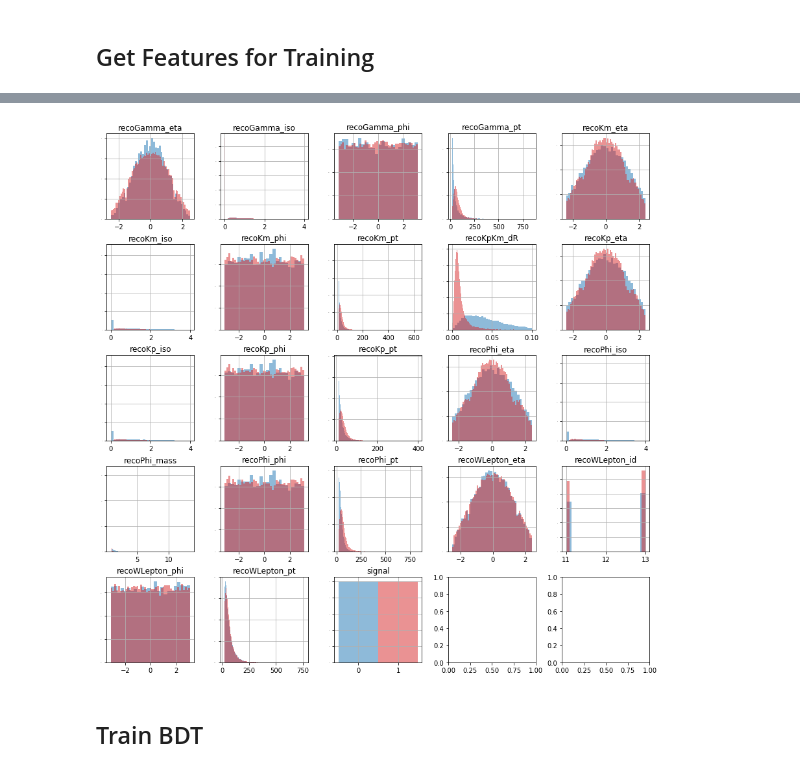
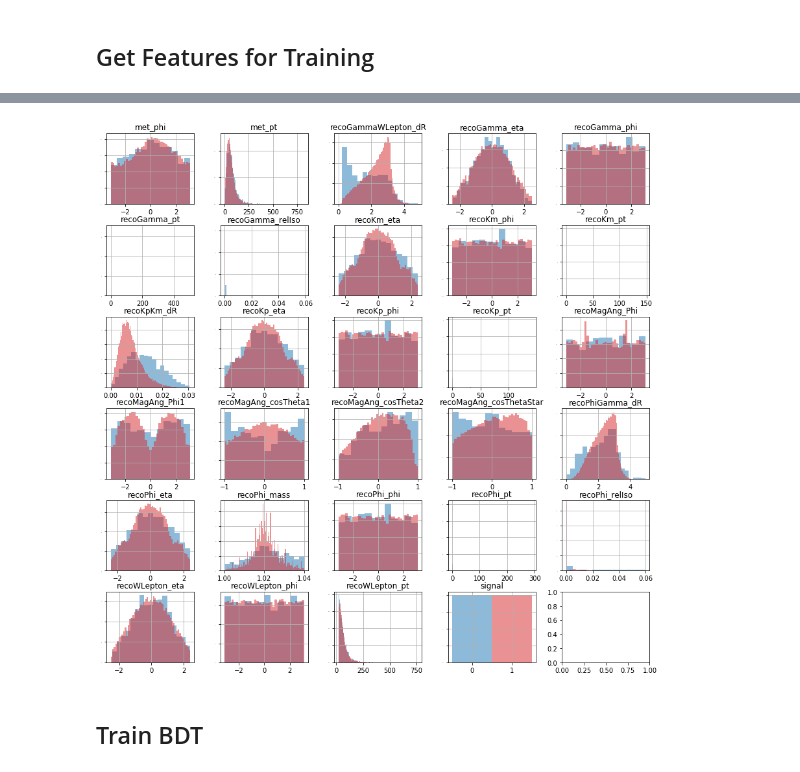
Before and after one commit to jkguiang/rare-higgs, a Jupyter notebook: analysis/bdt.ipynb, the cells around one changed output, grey strips where cells are left out. Saved outputs shown, nothing was run; the diff lists cells and outputs as text; code cells hidden in the pictures.

```diff
--- a/analysis/bdt.ipynb
+++ b/analysis/bdt.ipynb
@@ -55,8 +32,21 @@ WH_HtoRhoGammaPhiGamma, TTJets_SingleLeptFromT, TTGamma_SingleLeptFromTbar, WGTo
+# %%
+# Concatenate dataframes
+data = pd.concat(dfs_2016.values()+dfs_2017.values()+dfs_2018.values()).reset_index()
+# Add bookkeeping columns
+data["stype"] = data.name.astype('category').cat.codes
+stypes = dict(set(zip(data["name"].values, data["stype"].values))) # Dictionary for easy reference
+data["signal"] = data.name.str.contains(config["signal"])
+# Drop phi or rho events, cut on mass
+if config["analysis"] == "phi":
+    data = data[(data.genKp_pt >= 0) | (~data.signal)]
+    data = data[(data.recoPhi_mass > 1.0) & (data.recoPhi_mass < 1.04)]
+elif config["analysis"] == "rho":
+    data = data[(np.abs(data.genHiggsMeson_id) != 113 ) | (~data.signal)]
 # %% [markdown]
 ## Get Features for Training
 # %%
 # Get list of branch names
-branches = dataframes[config["signal"]].keys()
+branches = data.columns
 # Print branch names
 print("Branch Names:\n"+", ".join(branches))
 # %% [output]
@@ -65,10 +55,13 @@ run, lumi, event, scale1fb, genRecoGamma_dR, genRecoPhi_dR, genRecoRho_dR, genW_
 # %%
 # Get bookkeeping columns to exclude in training
-excludes = ["signal", "stype", "run", "lumi", "event", "scale1fb",
-            "recoMeson_nCands", "recoWLepton_nLep", "minGammaParton_dR"]
+excludes = ["signal", "stype", "run", "lumi", "event", "scale1fb", "name", "recoMeson_nCands",
+            "recoWLepton_nLep", "minGammaParton_dR", "recoWLepton_id", "isHEM", "isGold",
+            "HLT_singleEl", "HLT_singleMu", "passFilters", "recoMagAng_m1", "recoMagAng_m2",
+            "entry", "recoKp_relIso", "recoKm_relIso"]
 # Add patterned excluded branch names to excludes
 for bname in branches:
     if "gen" in bname: excludes.append(bname)
+    elif "raw" in bname: excludes.append(bname)
     elif "Higgs" in bname: excludes.append(bname)
     if config["analysis"] == "phi":
         if "Rho" in bname: excludes.append(bname)
@@ -95,18 +88,17 @@ signal, stype, run, lumi, event, scale1fb, recoMeson_nCands, recoWLepton_nLep, m
 # %%
 # Weigh *_pt columns by reco Higgs mass
-for col in data.columns:
-    if "_pt" in col and col not in excludes:
-        data[col] = np.where(data[col] != -999, data[col], data[col]/data["recoHiggs_mass"])
+cols = list(set(data.columns[data.columns.str.contains("_pt")])-set(["recoWLepton_pt", "met_pt"]))
+data[cols] = data[cols].div(data.recoHiggs_mass, axis=0)
 # %%
 # Plot all columns separately for background and signal
-fig, axes = plt.subplots(5,5,figsize=(15,15))
-stypeSel = ((data.stype == 0) | (data.stype == samples.index("TTGamma_SingleLeptFromTbar")))
-isoSel = ((data.recoPhi_iso < 4) & (data.recoGamma_iso < 4) & (data.recoKp_iso < 4) & (data.recoKm_iso < 4))
+fig, axes = plt.subplots(6,5,figsize=(15,15))
+stypeSel = ((data.stype == stypes[config["signal"]]) | (data.stype == stypes["ttg_tbar2018"]))
+isoSel = ((data.recoPhi_relIso < 1) & (data.recoGamma_relIso < 1) & (data.recoKp_relIso < 1) & (data.recoKm_relIso < 1))
 toPlot = data[features+["signal"]][stypeSel & isoSel]
 ax = toPlot[(toPlot.signal==0)].hist(ax=axes.flatten()[:len(toPlot.keys())],alpha=0.5,color="C0",ylabelsize=0,density=True,layout=(5,5),bins="auto")
 ax = toPlot[(toPlot.signal==1)].hist(ax=axes.flatten()[:len(toPlot.keys())],alpha=0.5,color="C3",ylabelsize=0,density=True,layout=(5,5),bins="auto")
 # %% [output]
-[figure, old version]
+[figure, new version]
 # %% [markdown]
 ## Train BDT
 # %%
```
Also changed, not shown: parts of 16 cells of this notebook.
